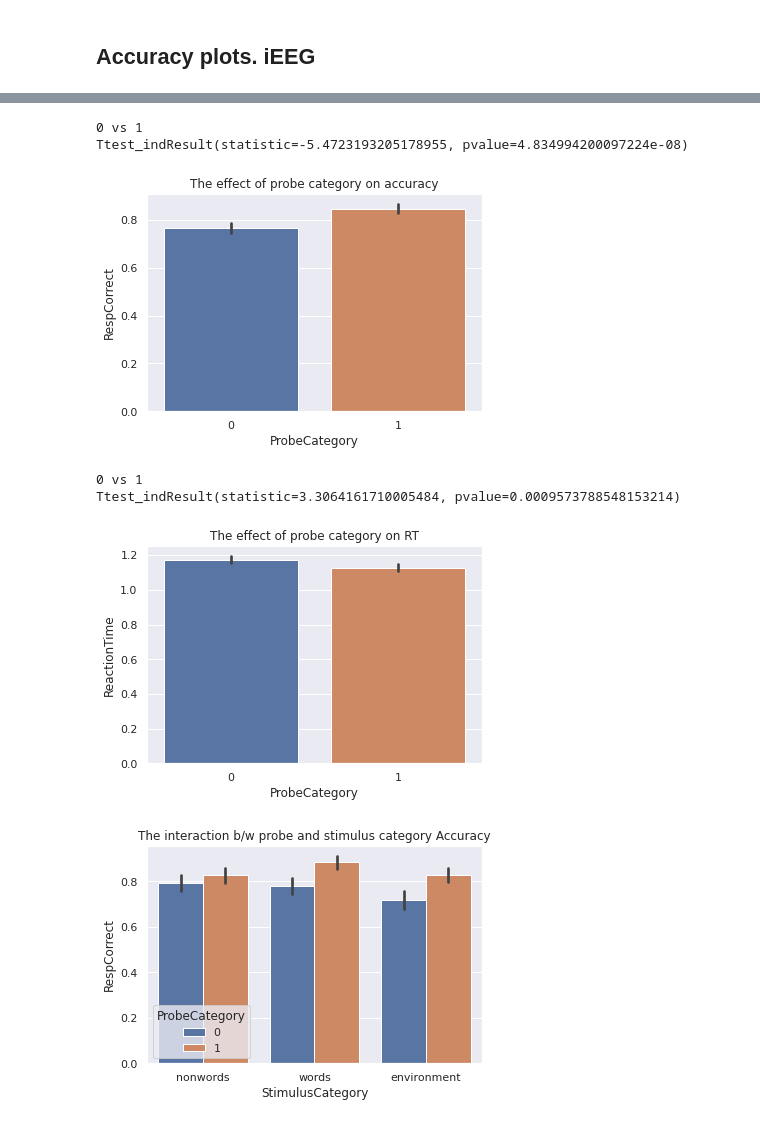
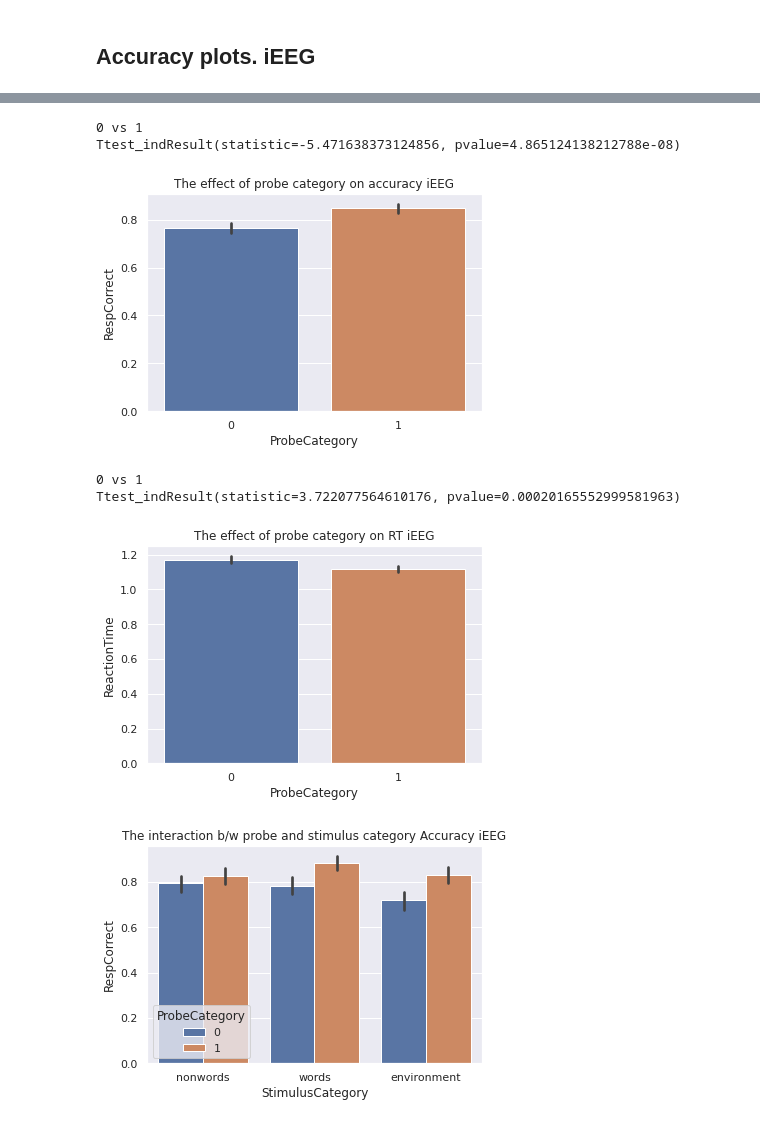
Before and after one commit to cristinarainich/Sternberg_analysis, a Jupyter notebook: Preprocessing_of_datasets_Environmental.ipynb, the cells around one changed output, grey strips where cells are left out. Cells and saved outputs as stored; diff of their text form; code cells hidden in the pictures.

```diff
--- a/Preprocessing_of_datasets_Environmental.ipynb
+++ b/Preprocessing_of_datasets_Environmental.ipynb
@@ -285,3 +354,5 @@ ieeg_[(ieeg_['Resp'] != 'None') & (ieeg_['ReactionTime'] > 2.5)]
 | 399 | 5 | 2.972747 | 37.0 | Yes | 1 | 4 | 1 | ... |
 | 432 | 7 | 2.595327 | 37.0 | Yes | 0 | 16 | 0 | ... |
 | 578 | 6 | 3.853890 | 39.0 | No | 0 | 7 | 1 | ... |
+# %%
+ieeg_no_outliers = ieeg_.drop([293, 317, 320, 383, 384, 399, 432, 578])
@@ -637,28 +825,28 @@ Ttest_indResult(statistic=3.590955475682147, pvalue=0.0003385530741545358)
 # %%
-sns.barplot(x='ProbeCategory', y='RespCorrect', data = ieeg_)
-pl.title('The effect of probe category on accuracy');
+sns.barplot(x='ProbeCategory', y='RespCorrect', data = ieeg_no_outliers)
+pl.title('The effect of probe category on accuracy iEEG');
 print('0 vs 1')
-x, y = ieeg_[ieeg_['ProbeCategory'] == 0]['RespCorrect'], ieeg_[ieeg_['ProbeCategory'] == 1]['RespCorrect']
+x, y = ieeg_no_outliers[ieeg_no_outliers['ProbeCategory'] == 0]['RespCorrect'], ieeg_no_outliers[ieeg_no_outliers['ProbeCategory'] == 1]['RespCorrect']
 print(ttest(x,y))
 # %% [output]
 0 vs 1
-Ttest_indResult(statistic=-5.4723193205178955, pvalue=4.834994200097224e-08)
+Ttest_indResult(statistic=-5.471638373124856, pvalue=4.865124138212788e-08)
-[figure, old version]
+[figure, new version]
 # %%
 sns.barplot(x='ProbeCategory', y='ReactionTime', data = ieeg_no_nones)
-pl.title('The effect of probe category on RT');
+pl.title('The effect of probe category on RT iEEG');
 print('0 vs 1')
 x, y = ieeg_no_nones[ieeg_no_nones['ProbeCategory'] == 0]['ReactionTime'], ieeg_no_nones[ieeg_no_nones['ProbeCategory'] == 1]['ReactionTime']
 print(ttest(x,y))
 # %% [output]
 0 vs 1
-Ttest_indResult(statistic=3.3064161710005484, pvalue=0.0009573788548153214)
+Ttest_indResult(statistic=3.722077564610176, pvalue=0.00020165552999581963)
-[figure, old version]
+[figure, new version]
 # %%
-sns.barplot(x='StimulusCategory', y='RespCorrect', hue='ProbeCategory', data = ieeg_)
-pl.title('The interaction b/w probe and stimulus category Accuracy');
+sns.barplot(x='StimulusCategory', y='RespCorrect', hue='ProbeCategory', data = ieeg_no_outliers)
+pl.title('The interaction b/w probe and stimulus category Accuracy iEEG');
 # %% [output]
-[figure, old version]
+[figure, new version]
 # %%
 print('0 vs 1')
 print('Nonwords')
```
Also changed, not shown: parts of 42 cells of this notebook.
